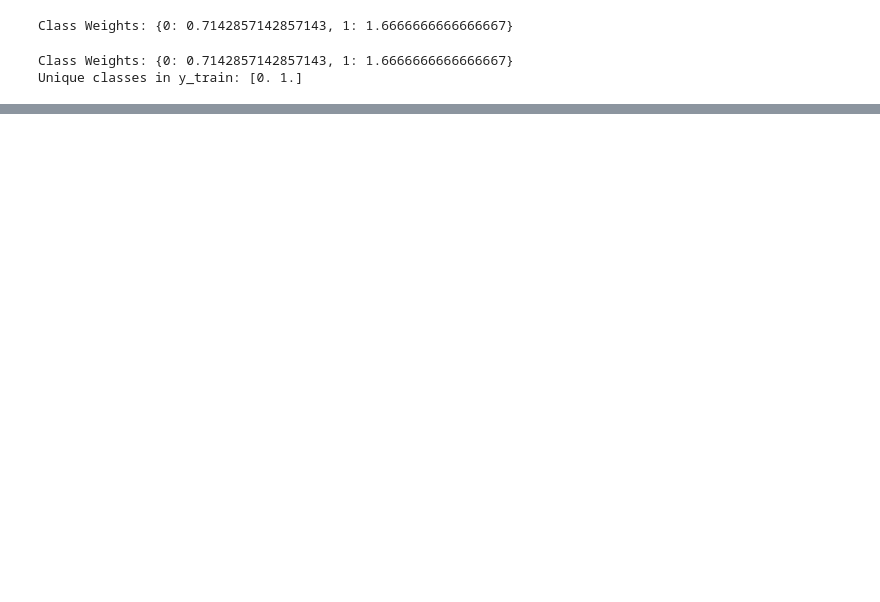
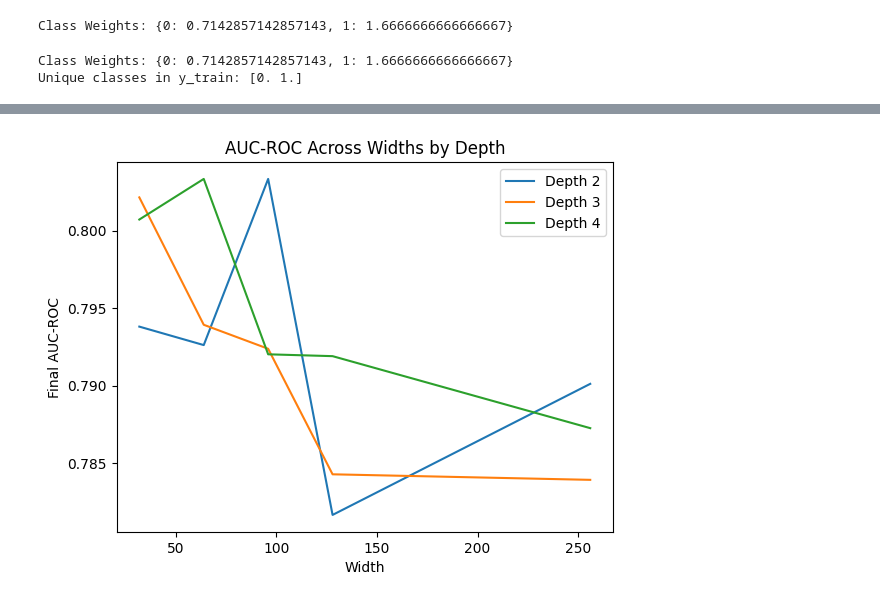
Before and after one commit to Cynthiaudoye/CreditRisk_NN, a Jupyter notebook: CreditRisk_NN.ipynb, the cells around one changed output, grey strips where cells are left out. Cells and saved outputs as stored; diff of their text form; code cells hidden in the pictures; blank space fills up the shorter version.

```diff
--- a/CreditRisk_NN.ipynb
+++ b/CreditRisk_NN.ipynb
@@ -396,0 +430,12 @@ plt.show()
+# %%
+# Line plot for AUC-ROC across widths for each depth
+for depth in results_df_with_weights['Depth'].unique():
+    subset = results_df_with_weights[results_df_with_weights['Depth'] == depth]
+    plt.plot(subset['Width'], subset['Final AUC-ROC'], label=f"Depth {depth}")
+plt.title("AUC-ROC Across Widths by Depth")
+plt.xlabel("Width")
+plt.ylabel("Final AUC-ROC")
+plt.legend()
+plt.show()
+# %% [output]
+[figure, added]
```
Also changed, not shown: parts of 30 cells of this notebook.
